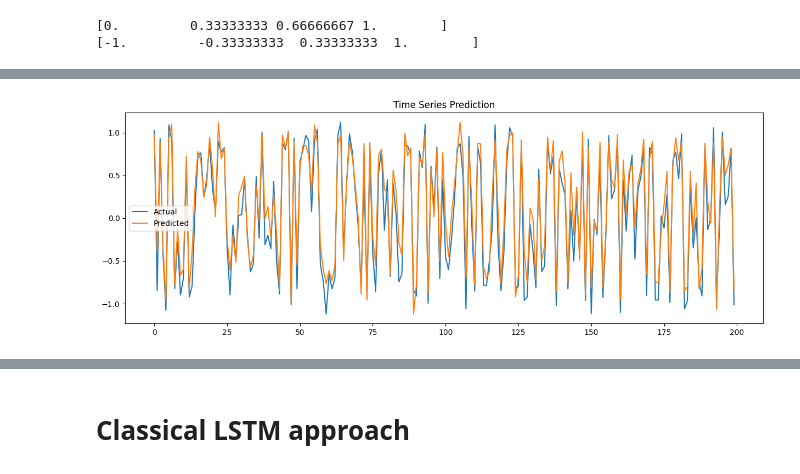
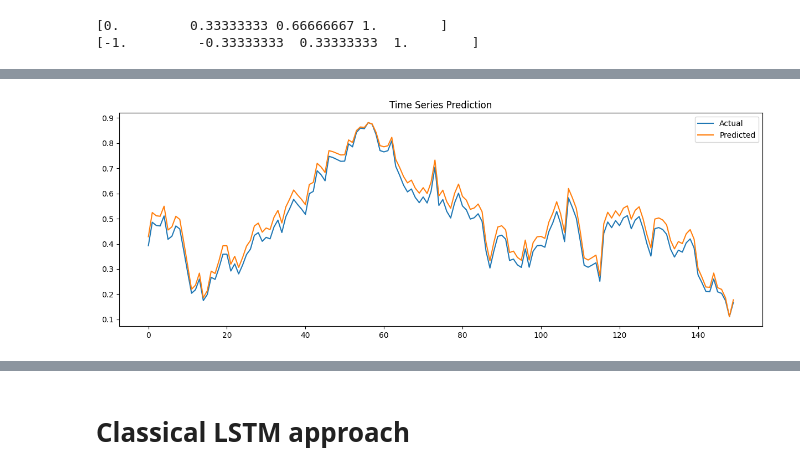
Before and after one commit to lokesMCI/QSAN_with_LSTM, a Jupyter notebook: Real_stockAnalysis/LSTM_QSAN_Stock_workingVersion.ipynb, the cells around one changed output, grey strips where cells are left out. Cells and saved outputs as stored; diff of their text form; code cells hidden in the pictures.

```diff
--- a/Real_stockAnalysis/LSTM_QSAN_Stock_workingVersion.ipynb
+++ b/Real_stockAnalysis/LSTM_QSAN_Stock_workingVersion.ipynb
@@ -508,10 +507,10 @@ scaled_prediction = scale_range(predictions,min(y_test),max(y_test))
 # %%
 # Plotting
 plt.figure(figsize=(15, 5))
-plt.plot(y_test, label='Actual')
-plt.plot(scaled_prediction, label='Predicted')
+plt.plot(y_test[:-1], label='Actual')
+plt.plot(test_pred_list[2].detach().numpy()[1:], label='Predicted')
 plt.title('Time Series Prediction')
 plt.legend()
 plt.show()
 # %% [output]
-[figure, old version]
+[figure, new version]
```
Also changed, not shown: parts of 14 cells of this notebook.
